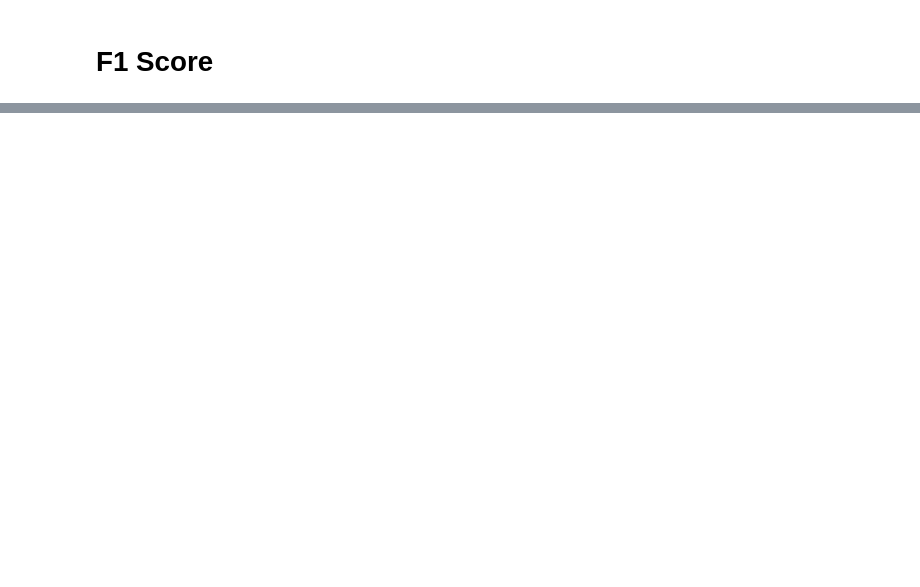
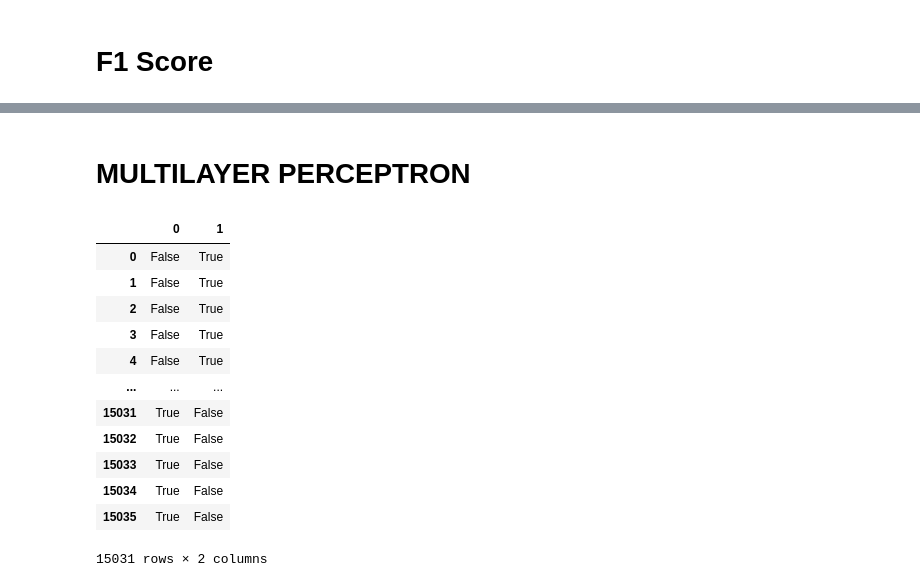
Before and after one commit to ShakibulAkash/Machine-, a Jupyter notebook: Malware.ipynb, the cells around one changed output, grey strips where cells are left out. Saved outputs shown, nothing was run; the diff lists cells and outputs as text; code cells hidden in the pictures; blank space fills up the shorter version.

```diff
--- a/Malware.ipynb
+++ b/Malware.ipynb
@@ -580,0 +588,2 @@ weighted avg       0.97      0.97      0.97      4510
+# %% [markdown]
+ # MULTILAYER PERCEPTRON
@@ -580,0 +593,18 @@ weighted avg       0.97      0.97      0.97      4510
+# %%
+# one-hot encoding
+y = pd.get_dummies(data["class"])
+y
+# %% [output]
+|  | 0 | 1 |
+| 0 | False | True |
+| 1 | False | True |
+| 2 | False | True |
+| 3 | False | True |
+| 4 | False | True |
+| ... | ... | ... |
+| 15031 | True | False |
+| 15032 | True | False |
+| 15033 | True | False |
+| 15034 | True | False |
+| 15035 | True | False |
+15031 rows × 2 columns
```
Also changed, not shown: parts of 34 cells of this notebook.
